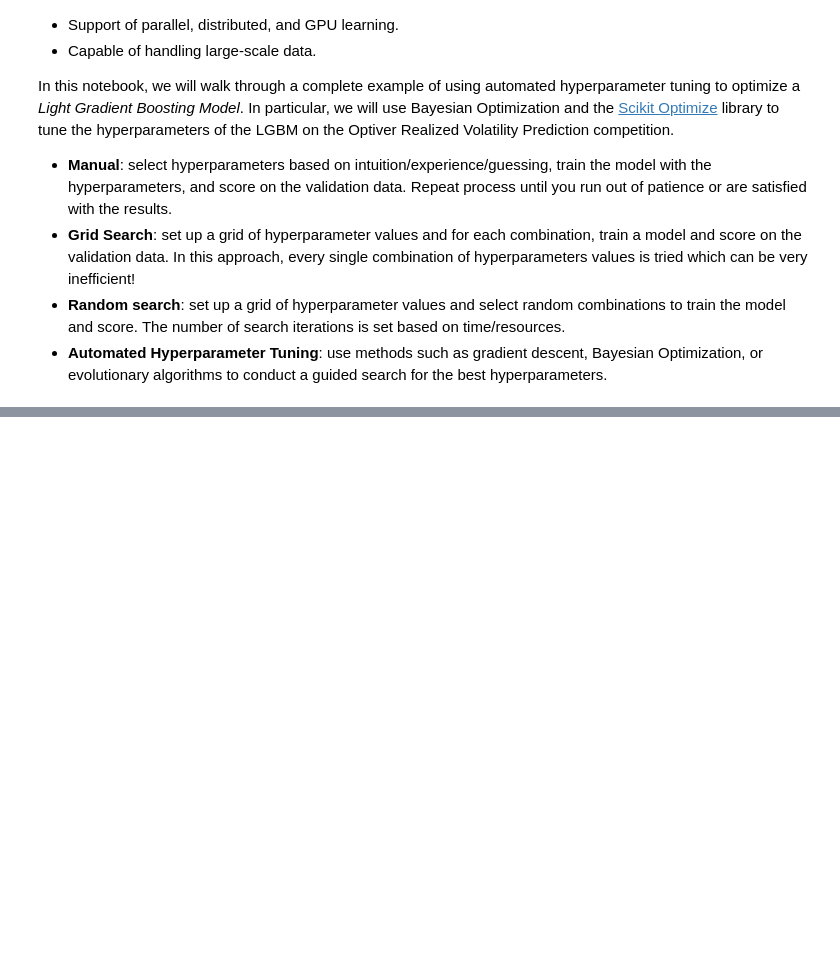
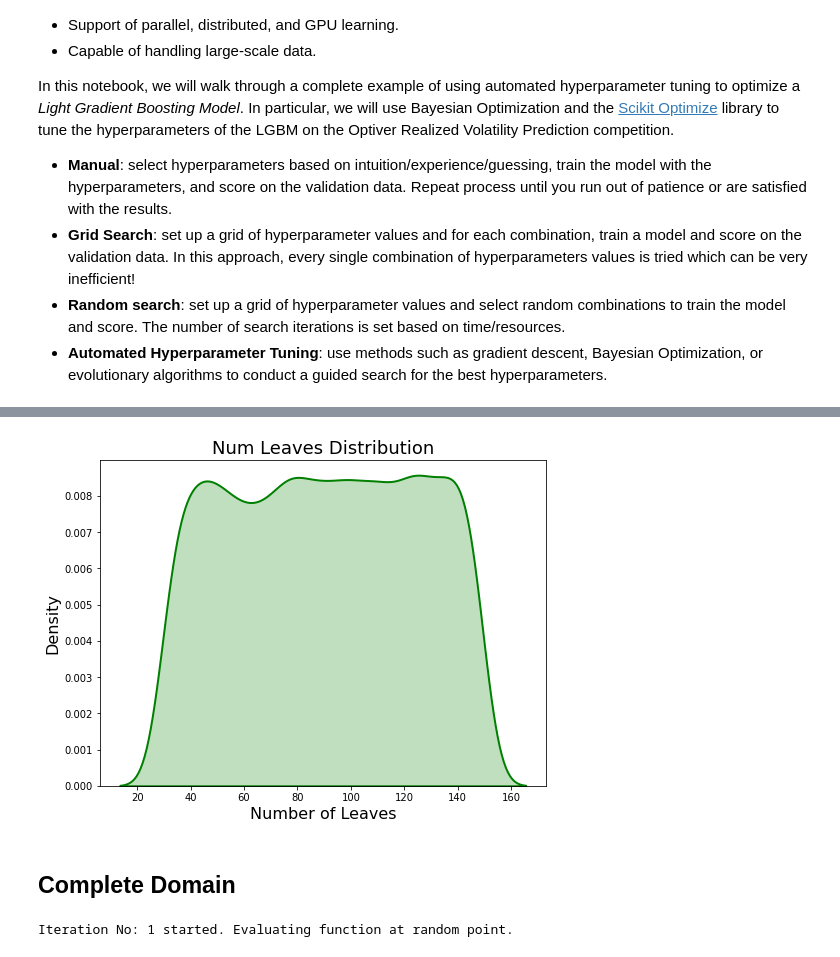
Before and after one commit to KoeusIss/orvp, a Jupyter notebook: 0x00_fine_tune_lgbm.ipynb, the cells around one changed output, grey strips where cells are left out. Drawn from its saved outputs; the diff is of its cells as text; code cells hidden in the pictures; blank space fills up the shorter version.

```diff
--- a/0x00_fine_tune_lgbm.ipynb
+++ b/0x00_fine_tune_lgbm.ipynb
@@ -39,0 +222,16 @@ from skopt.utils import use_named_args
+# %%
+# Investigate a Discrete domain distribution
+
+search_space = [
+  Categorical([i for i in range(30, 150)], name='num_leaves')
+]
+# Draw 10000 samples from the learning rate domain
+num_leaves_dist = search_space[0].rvs(10000)
+
+plt.figure(figsize = (8, 6))
+sns.kdeplot(num_leaves_dist, color = 'green', linewidth = 2, shade = True);
+plt.title('Num Leaves Distribution', size = 18); plt.xlabel('Number of Leaves', size = 16); plt.ylabel('Density', size = 16);
+# %% [output]
+[figure, added]
+# %% [markdown]
+## Complete Domain
@@ -39,0 +287,12 @@ from skopt.utils import use_named_args
+# %%
+# Run optimization
+result = gp_minimize(
+  evaluate_model,
+  search_space,
+  acq_func="EI",
+  verbose=True,
+  n_calls=100,
+  xi=1000
+)
+# %% [output]
+Iteration No: 1 started. Evaluating function at random point.
```
Also changed, not shown: parts of 16 cells of this notebook.
